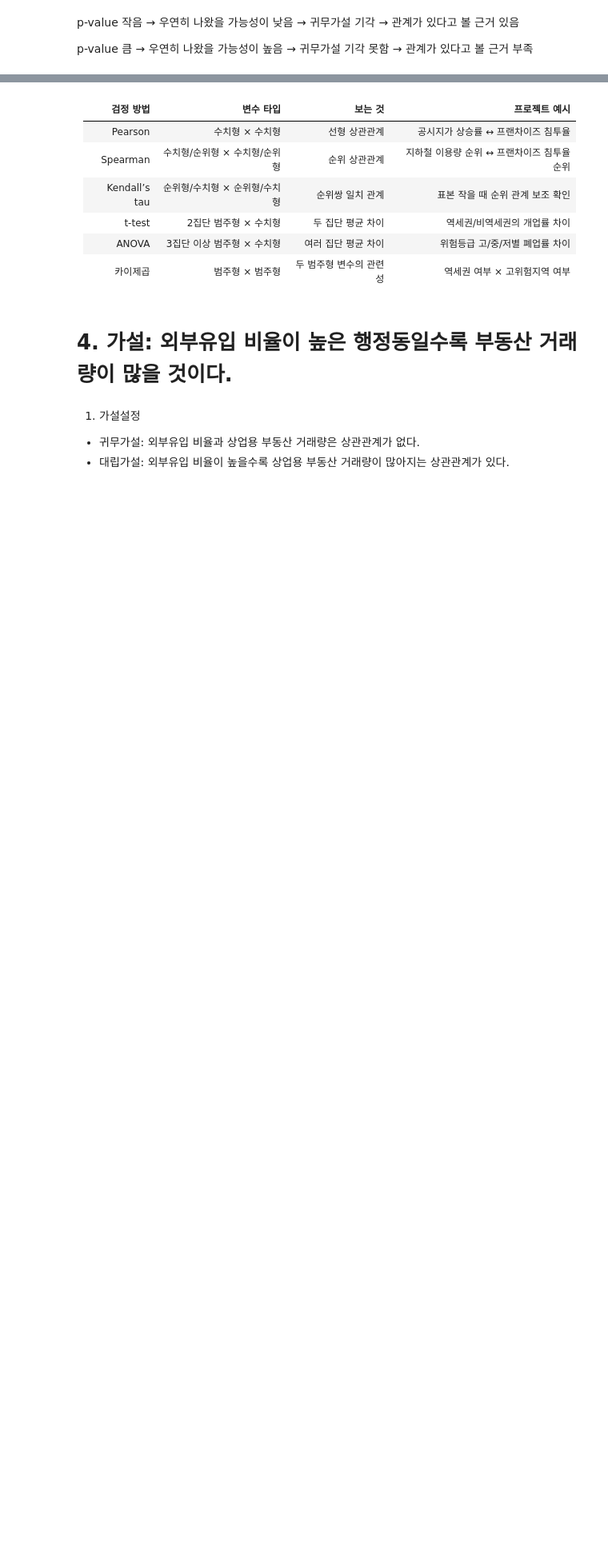
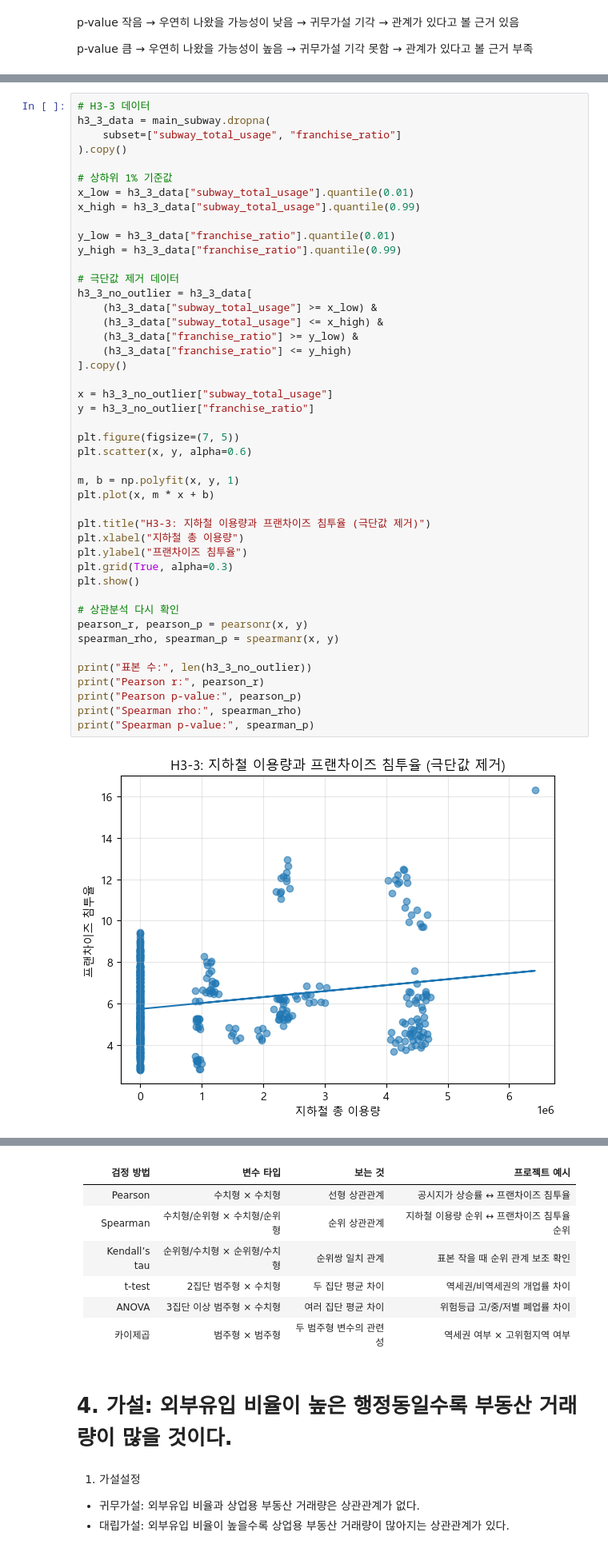
Before and after one commit to bulsajo1/final_project, a Jupyter notebook: Jiryun/통계_검정.ipynb, the cells around one changed output, grey strips where cells are left out. Shown at 80% size. Saved outputs shown, nothing was run; the diff lists cells and outputs as text; blank space fills up the shorter version.

```diff
--- a/Jiryun/통계_검정.ipynb
+++ b/Jiryun/통계_검정.ipynb
@@ -504,0 +536,47 @@ p-value 큼
+# %%
+# H3-3 데이터
+h3_3_data = main_subway.dropna(
+    subset=["subway_total_usage", "franchise_ratio"]
+).copy()
+
+# 상하위 1% 기준값
+x_low = h3_3_data["subway_total_usage"].quantile(0.01)
+x_high = h3_3_data["subway_total_usage"].quantile(0.99)
+
+y_low = h3_3_data["franchise_ratio"].quantile(0.01)
+y_high = h3_3_data["franchise_ratio"].quantile(0.99)
+
+# 극단값 제거 데이터
+h3_3_no_outlier = h3_3_data[
+    (h3_3_data["subway_total_usage"] >= x_low) &
+    (h3_3_data["subway_total_usage"] <= x_high) &
+    (h3_3_data["franchise_ratio"] >= y_low) &
+    (h3_3_data["franchise_ratio"] <= y_high)
+].copy()
+
+x = h3_3_no_outlier["subway_total_usage"]
+y = h3_3_no_outlier["franchise_ratio"]
+
+plt.figure(figsize=(7, 5))
+plt.scatter(x, y, alpha=0.6)
+
+m, b = np.polyfit(x, y, 1)
+plt.plot(x, m * x + b)
+
+plt.title("H3-3: 지하철 이용량과 프랜차이즈 침투율 (극단값 제거)")
+plt.xlabel("지하철 총 이용량")
+plt.ylabel("프랜차이즈 침투율")
+plt.grid(True, alpha=0.3)
+plt.show()
+
+# 상관분석 다시 확인
+pearson_r, pearson_p = pearsonr(x, y)
+spearman_rho, spearman_p = spearmanr(x, y)
+
+print("표본 수:", len(h3_3_no_outlier))
+print("Pearson r:", pearson_r)
+print("Pearson p-value:", pearson_p)
+print("Spearman rho:", spearman_rho)
+print("Spearman p-value:", spearman_p)
+# %% [output]
+[figure, added]
```
Also changed, not shown: parts of 81 cells of this notebook.
